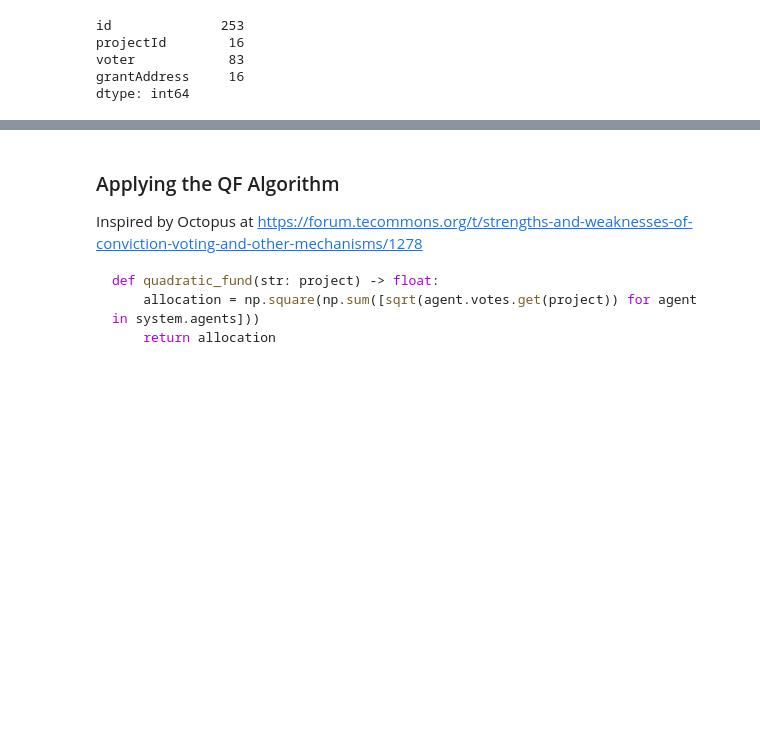
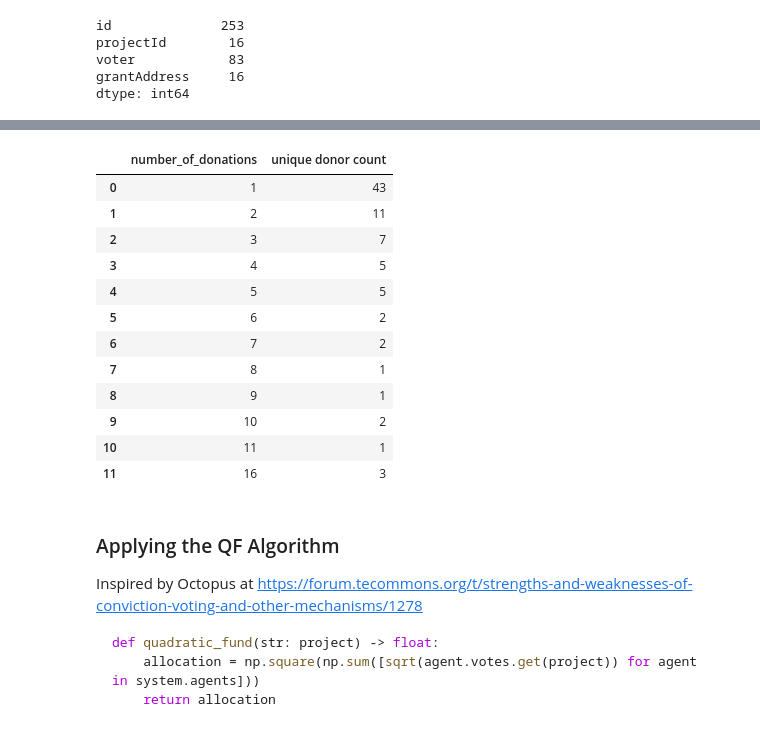
Before and after one commit to CommonsBuild/tqf, a Jupyter notebook: tegr1-a.ipynb, the cells around one changed output, grey strips where cells are left out. Saved outputs shown, nothing was run; the diff lists cells and outputs as text; code cells hidden in the pictures; blank space fills up the shorter version.

Commit message:
Add donation vis to app.

```diff
--- a/tegr1-a.ipynb
+++ b/tegr1-a.ipynb
@@ -22,3 +38,19 @@ dtype: int64
+# %%
+df.groupby('voter').count()['id'].to_frame(name='number_of_donations').groupby('number_of_donations').size().reset_index(name='unique donor count').sort_values('number_of_donations')
+# %% [output]
+|  | number_of_donations | unique donor count |
+| 0 | 1 | 43 |
+| 1 | 2 | 11 |
+| 2 | 3 | 7 |
+| 3 | 4 | 5 |
+| 4 | 5 | 5 |
+| 5 | 6 | 2 |
+| 6 | 7 | 2 |
+| 7 | 8 | 1 |
+| 8 | 9 | 1 |
+| 9 | 10 | 2 |
+| 10 | 11 | 1 |
+| 11 | 16 | 3 |
 # %% [markdown]
 ### Applying the QF Algorithm
 Inspired by Octopus at https://forum.tecommons.org/t/strengths-and-weaknesses-of-conviction-voting-and-other-mechanisms/1278
```
Also changed, not shown: parts of 4 cells of this notebook, 1 other file.
